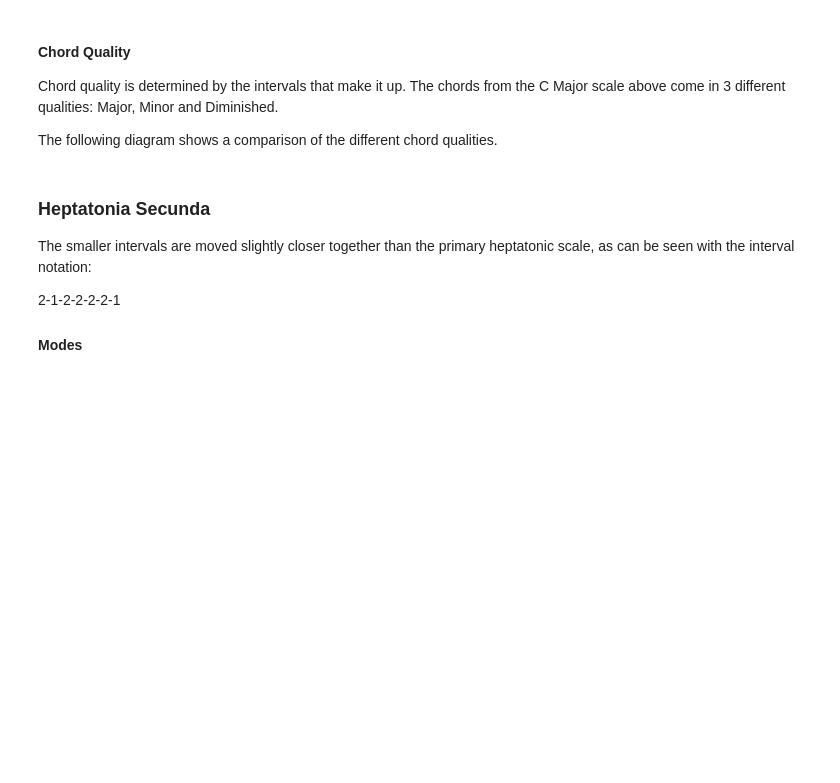
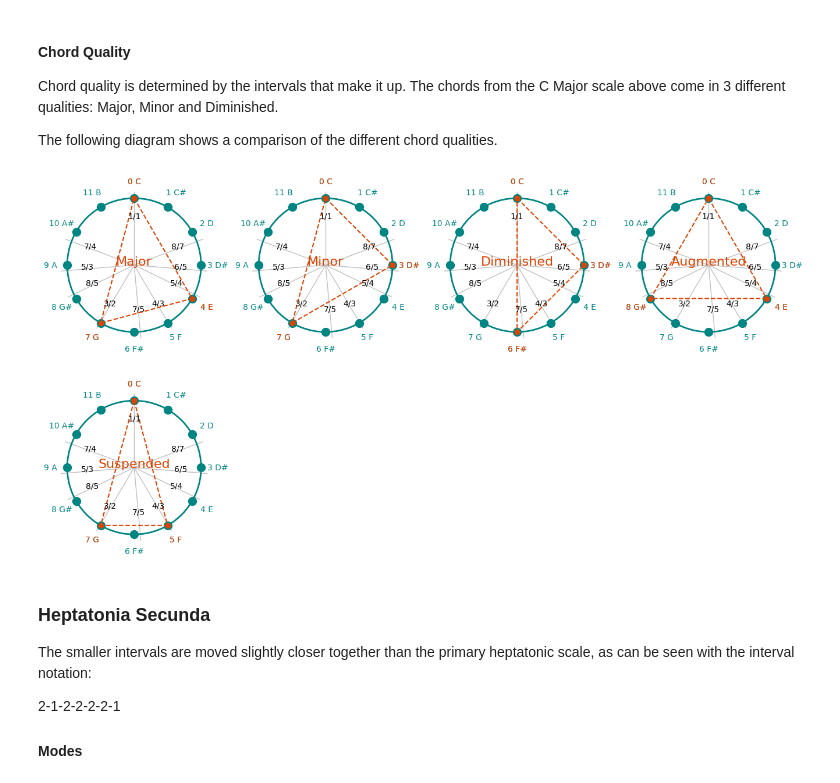
Before and after one commit to pigatron-industries/xen_quantizer, a Jupyter notebook: python/Scales_12EDO.ipynb, the cells around one changed output. Saved outputs shown, nothing was run; the diff lists cells and outputs as text; code cells hidden in the pictures; blank space fills up the shorter version.

```diff
--- a/python/Scales_12EDO.ipynb
+++ b/python/Scales_12EDO.ipynb
@@ -131,30 +138,32 @@ Chord quality is determined by the intervals that make it up. The chords from th
 
 The following diagram shows a comparison of the different chord qualities.
 # %%
-scale_chromatic = tuning.Scale("Chromatic", tuning_12edo, [0, 1, 2, 3, 4, 5, 6, 7, 8, 9, 10, 11])
-chord_major = tuning.Chord(scale_chromatic, [0, 4, 7])
-chord_minor = tuning.Chord(scale_chromatic, [0, 3, 7])
-chord_diminished = tuning.Chord(scale_chromatic, [0, 3, 6])
-chord_augmented = tuning.Chord(scale_chromatic, [0, 4, 8])
-chord_suspended = tuning.Chord(scale_chromatic, [0, 5, 7])
+scale_chromatic = Scale("Chromatic", tuning_12edo, [0, 1, 2, 3, 4, 5, 6, 7, 8, 9, 10, 11])
+chord_major = Chord(scale_chromatic, [0, 4, 7])
+chord_minor = Chord(scale_chromatic, [0, 3, 7])
+chord_diminished = Chord(scale_chromatic, [0, 3, 6])
+chord_augmented = Chord(scale_chromatic, [0, 4, 8])
+chord_suspended = Chord(scale_chromatic, [0, 5, 7])
 
 plot = tuningplot.TuningPolarPlot(4, 4, 2, 5)
 plot.plotRatios([(1, 1), (3, 2), (4, 3), (5, 3), (5, 4), (6, 5), (7, 4), (7, 5), (8,5), (8,7)])
 plot.plotTuning(tuning_12edo)
 plot.plotChord(chord_major, 0, "Major")
 plot.plot()
 plot.plotTuning(tuning_12edo)
 plot.plotChord(chord_minor, 0, "Minor")
 plot.plot()
 plot.plotTuning(tuning_12edo)
 plot.plotChord(chord_diminished, 0, "Diminished")
 plot.plot()
 plot.plotTuning(tuning_12edo)
 plot.plotChord(chord_augmented, 0, "Augmented")
 plot.plot()
 plot.plotTuning(tuning_12edo)
 plot.plotChord(chord_suspended, 0, "Suspended")
 plot.plot()
+# %% [output]
+[figure, added]
 # %% [markdown]
 ### Heptatonia Secunda
 
```
Also changed, not shown: parts of 6 cells of this notebook, 10 other files.
